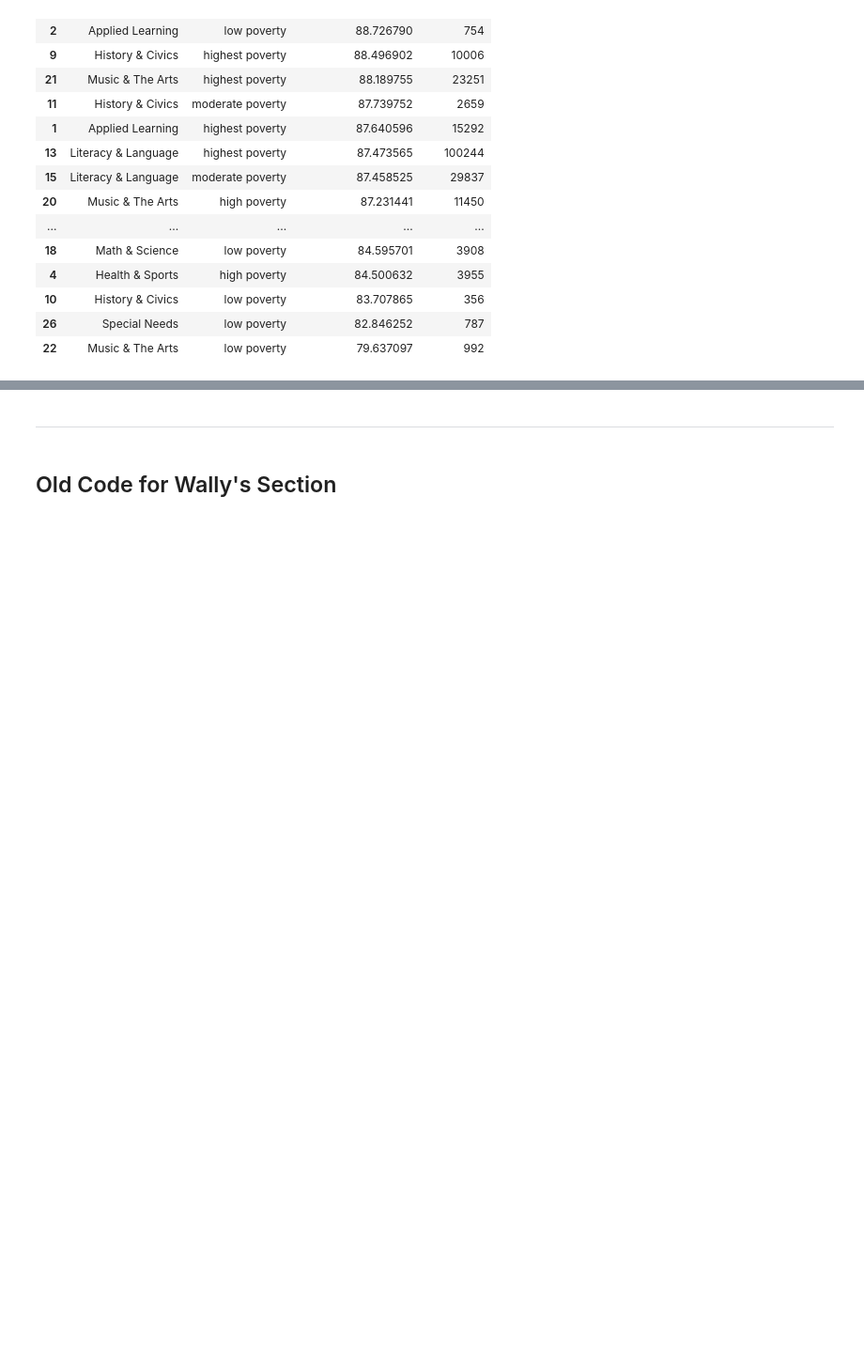
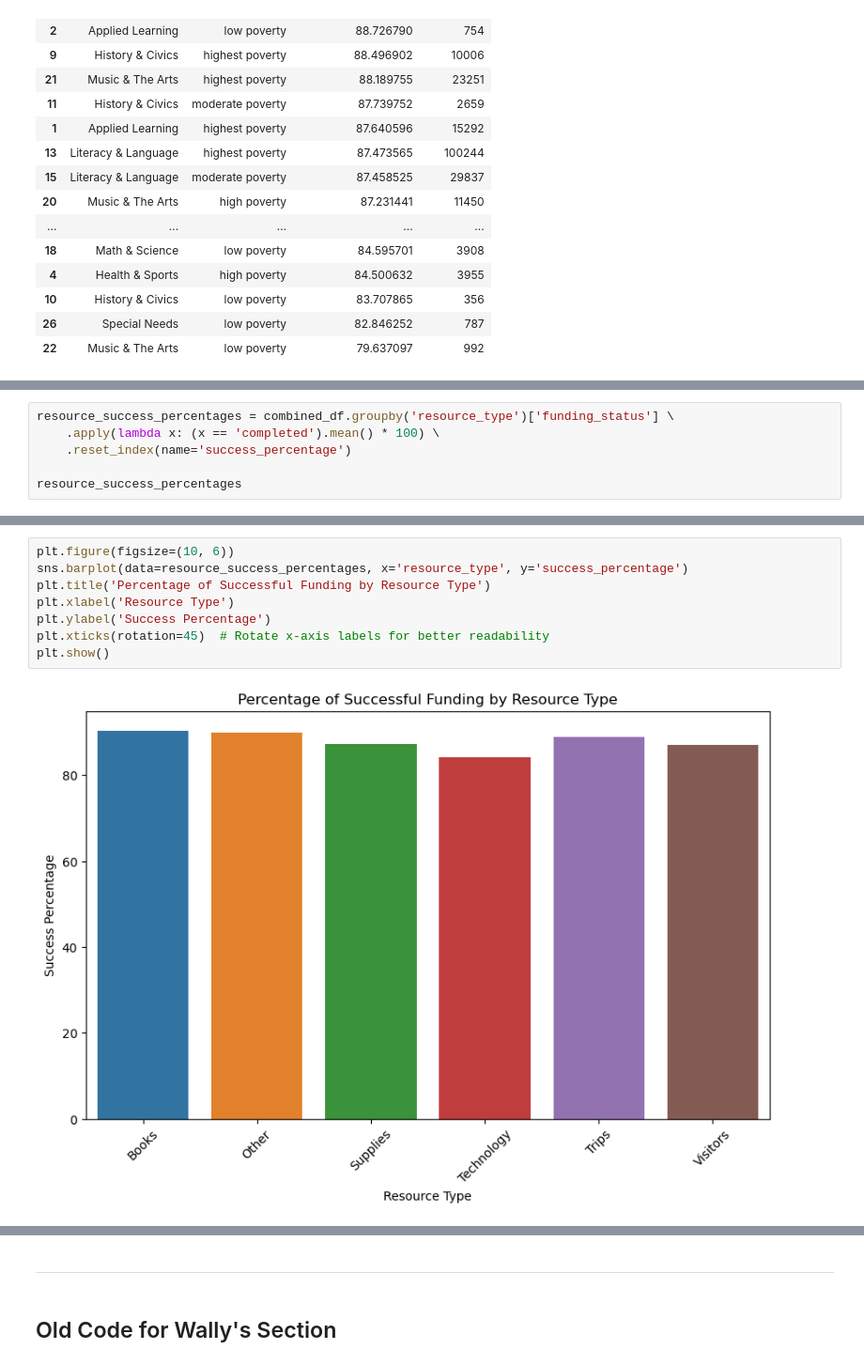
Before and after one commit to wallychang88/pythonforbusiness, a Jupyter notebook: Project_starterFile.ipynb, the cells around one changed output, grey strips where cells are left out. Shown at 94% size. Cells and saved outputs as stored; diff of their text form; blank space fills up the shorter version.

```diff
--- a/Project_starterFile.ipynb
+++ b/Project_starterFile.ipynb
@@ -194,0 +229,6 @@ success_percentages
+# %%
+resource_success_percentages = combined_df.groupby('resource_type')['funding_status'] \
+    .apply(lambda x: (x == 'completed').mean() * 100) \
+    .reset_index(name='success_percentage')
+
+resource_success_percentages
@@ -194,0 +243,10 @@ success_percentages
+# %%
+plt.figure(figsize=(10, 6))
+sns.barplot(data=resource_success_percentages, x='resource_type', y='success_percentage')
+plt.title('Percentage of Successful Funding by Resource Type')
+plt.xlabel('Resource Type')
+plt.ylabel('Success Percentage')
+plt.xticks(rotation=45)  # Rotate x-axis labels for better readability
+plt.show()
+# %% [output]
+[figure, added]
```
Also changed, not shown: parts of 7 cells of this notebook.
